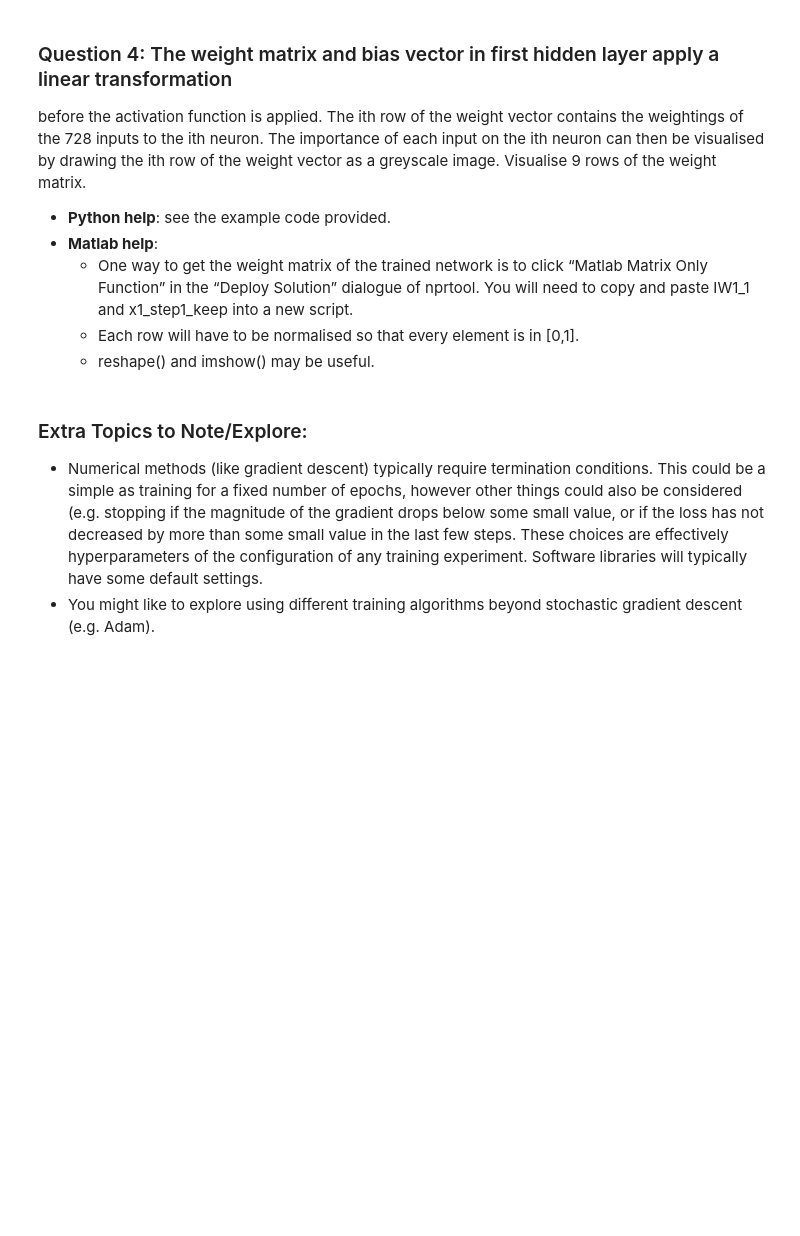
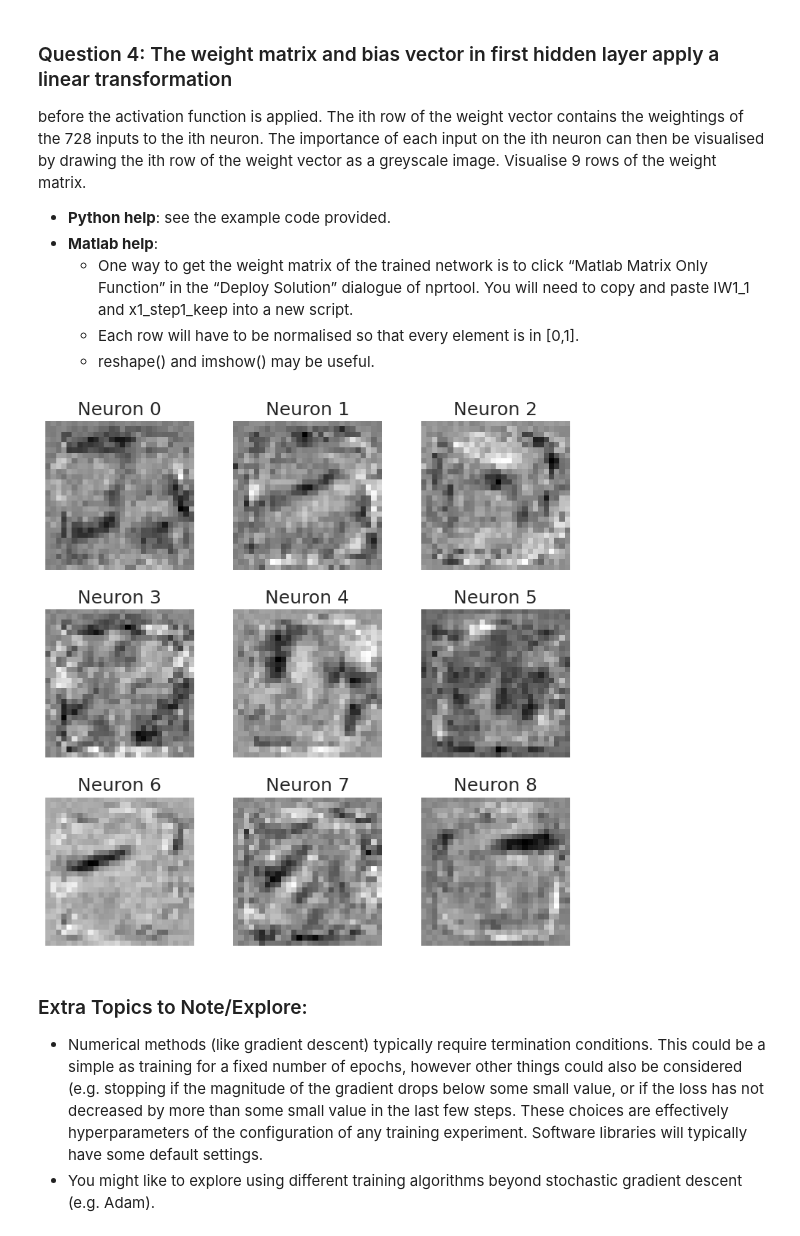
Before and after one commit to keys-i/COMP4702, a Jupyter notebook: src/W7.ipynb, the cells around one changed output. Cells and saved outputs as stored; diff of their text form; code cells hidden in the pictures; blank space fills up the shorter version.

```diff
--- a/src/W7.ipynb
+++ b/src/W7.ipynb
@@ -389,6 +389,29 @@ weight matrix. <br />
   * One way to get the weight matrix of the trained network is to click “Matlab Matrix Only Function” in the “Deploy Solution” dialogue of nprtool. You will need to copy and paste IW1_1 and x1_step1_keep into a new script.
   * Each row will have to be normalised so that every element is in [0,1].
   * reshape() and imshow() may be useful.
+# %%
+# Get the weight matrix of the first linear layer
+# Assuming model is defined like: nn.Linear(784, 128)
+weights = model.model[1].weight.data.cpu()  # Shape: [128, 784]
+
+# Normalize function
+def normalize_weights(w):
+    w_min, w_max = w.min(), w.max()
+    return (w - w_min) / (w_max - w_min)
+
+# Select 9 neurons to visualize (e.g., first 9)
+fig, axes = plt.subplots(3, 3, figsize=(8, 8))
+for i, ax in enumerate(axes.flat):
+    w = weights[i]
+    w_img = normalize_weights(w).reshape(28, 28)
+    ax.imshow(w_img, cmap='gray')
+    ax.set_title(f'Neuron {i}')
+    ax.axis('off')
+
+plt.tight_layout()
+plt.show()
+# %% [output]
+[figure, added]
 # %% [markdown]
 ### Extra Topics to Note/Explore:
 * Numerical methods (like gradient descent) typically require termination conditions. This could be a simple as training for a fixed number of epochs, however other things could also be considered (e.g. stopping if the magnitude of the gradient drops below some small value, or if the loss has not decreased by more than some small value in the last few steps. These choices are effectively hyperparameters of the configuration of any training experiment. Software libraries will typically have some default settings.
```
